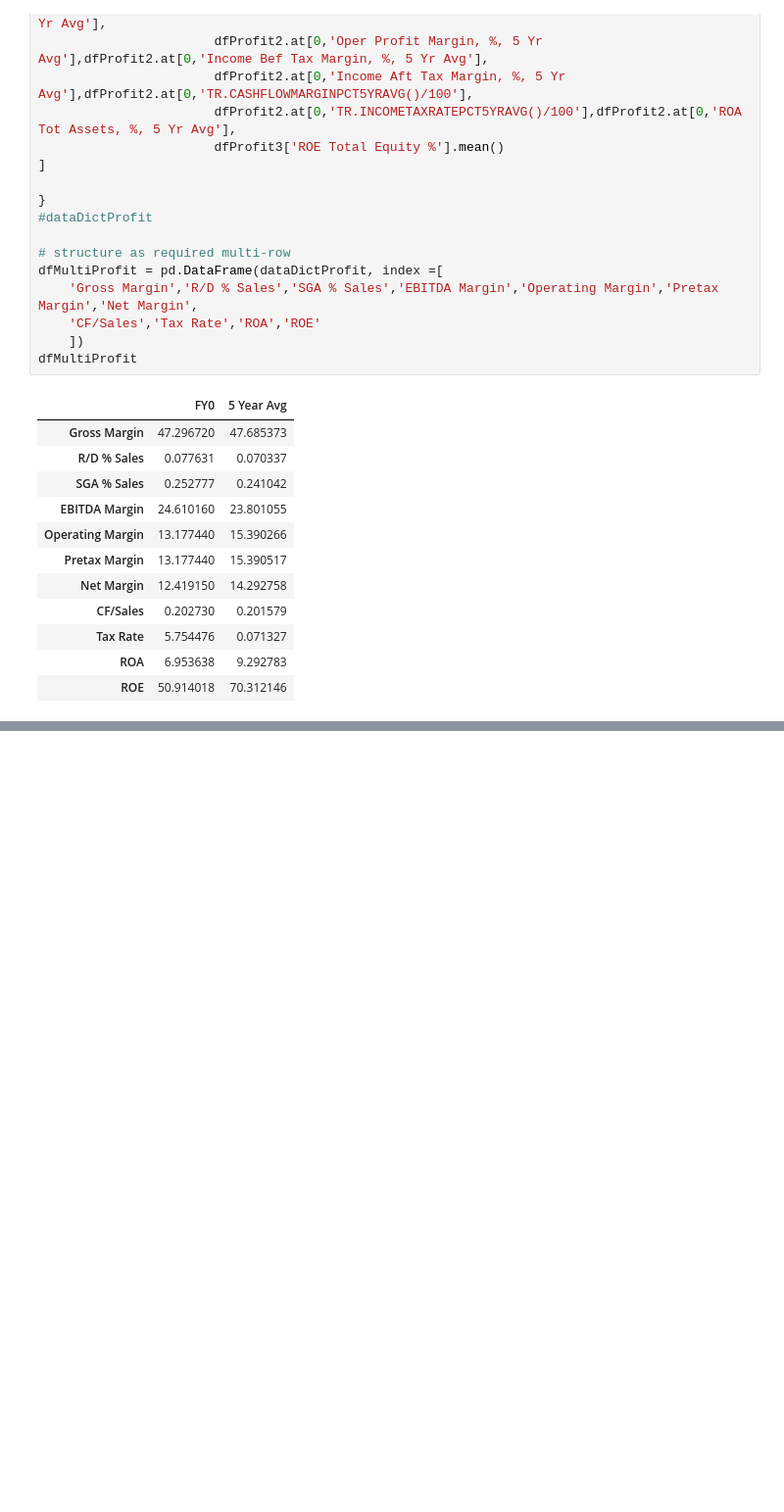
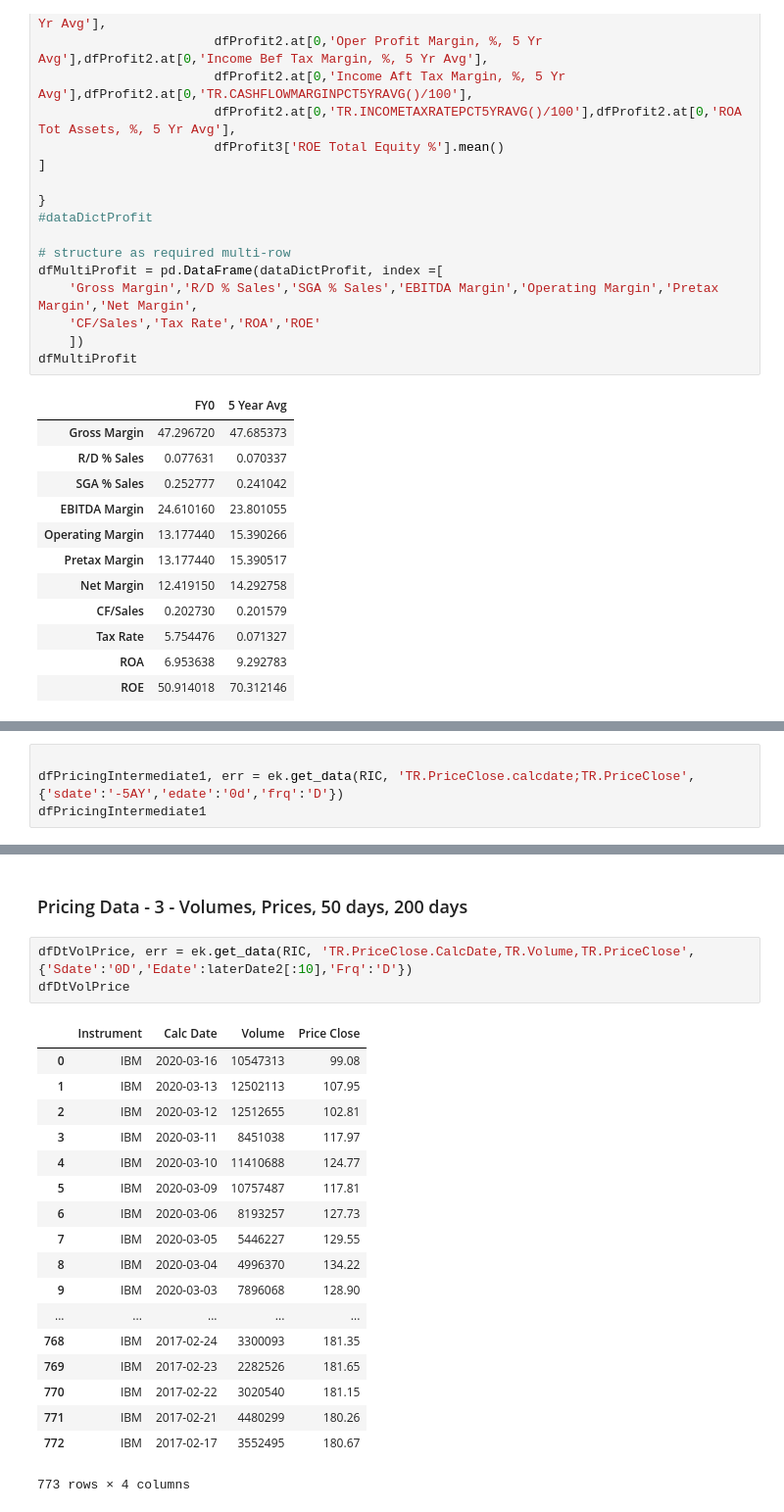
Before and after one commit to LSEG-API-Samples/Article.EikonAPI.Python.CompanyTearsheet, a Jupyter notebook: EikonCompanyTearSheet.ipynb, the cells around one changed output, grey strips where cells are left out. Shown at 98% size. Saved outputs shown, nothing was run; the diff lists cells and outputs as text; blank space fills up the shorter version.

```diff
--- a/EikonCompanyTearSheet.ipynb
+++ b/EikonCompanyTearSheet.ipynb
@@ -353,0 +370,4 @@ dfMultiProfit
+# %%
+
+dfPricingIntermediate1, err = ek.get_data(RIC, 'TR.PriceClose.calcdate;TR.PriceClose',{'sdate':'-5AY','edate':'0d','frq':'D'})
+dfPricingIntermediate1
@@ -353,0 +445,24 @@ dfMultiProfit
+# %% [markdown]
+### Pricing Data - 3 - Volumes, Prices, 50 days, 200 days
+# %%
+dfDtVolPrice, err = ek.get_data(RIC, 'TR.PriceClose.CalcDate,TR.Volume,TR.PriceClose',{'Sdate':'0D','Edate':laterDate2[:10],'Frq':'D'})
+dfDtVolPrice
+# %% [output]
+|  | Instrument | Calc Date | Volume | Price Close |
+| 0 | IBM | 2020-03-16 | 10547313 | 99.08 |
+| 1 | IBM | 2020-03-13 | 12502113 | 107.95 |
+| 2 | IBM | 2020-03-12 | 12512655 | 102.81 |
+| 3 | IBM | 2020-03-11 | 8451038 | 117.97 |
+| 4 | IBM | 2020-03-10 | 11410688 | 124.77 |
+| 5 | IBM | 2020-03-09 | 10757487 | 117.81 |
+| 6 | IBM | 2020-03-06 | 8193257 | 127.73 |
+| 7 | IBM | 2020-03-05 | 5446227 | 129.55 |
+| 8 | IBM | 2020-03-04 | 4996370 | 134.22 |
+| 9 | IBM | 2020-03-03 | 7896068 | 128.90 |
+| ... | ... | ... | ... | ... |
+| 768 | IBM | 2017-02-24 | 3300093 | 181.35 |
+| 769 | IBM | 2017-02-23 | 2282526 | 181.65 |
+| 770 | IBM | 2017-02-22 | 3020540 | 181.15 |
+| 771 | IBM | 2017-02-21 | 4480299 | 180.26 |
+| 772 | IBM | 2017-02-17 | 3552495 | 180.67 |
+773 rows × 4 columns
```
Also changed, not shown: parts of 8 cells of this notebook.
